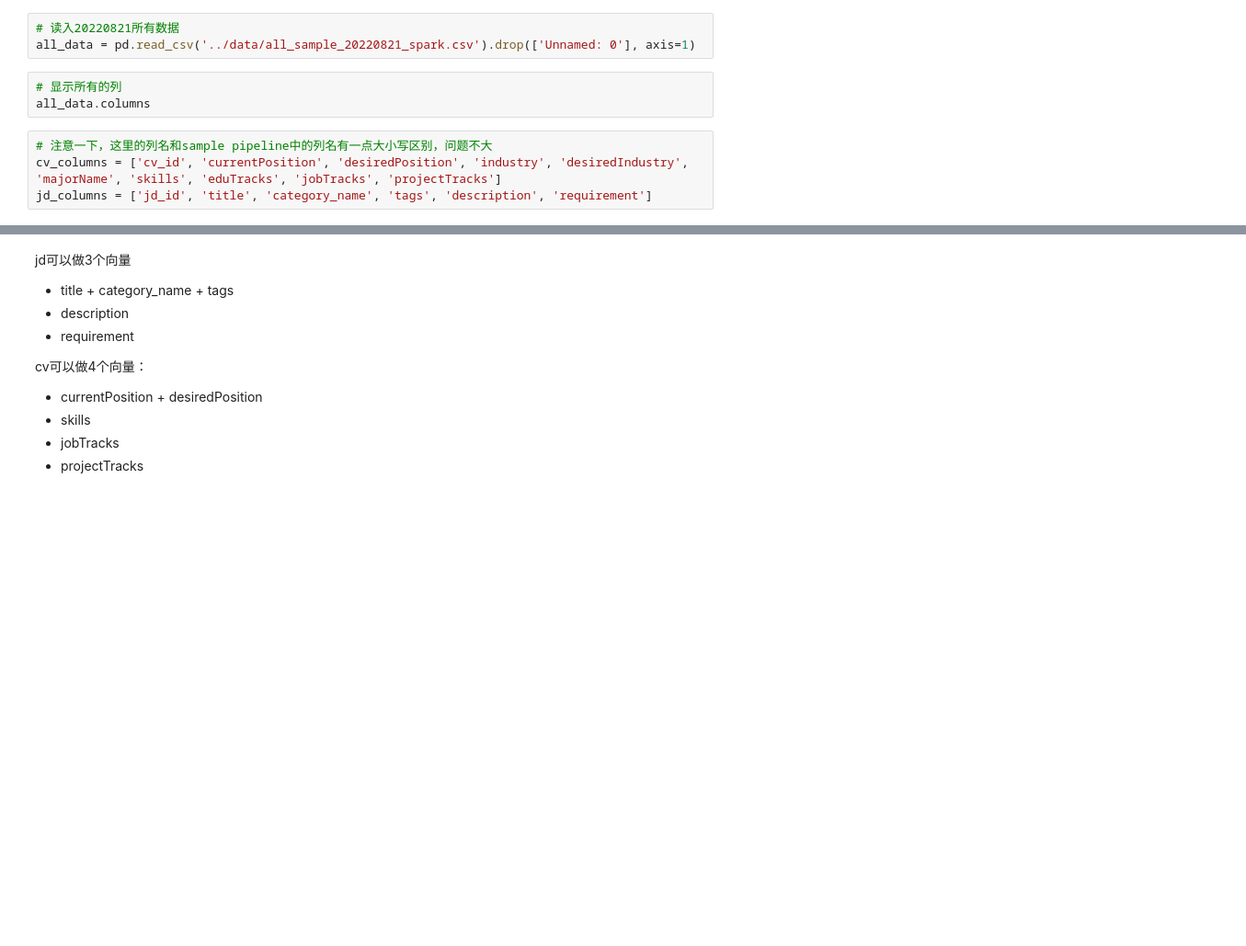
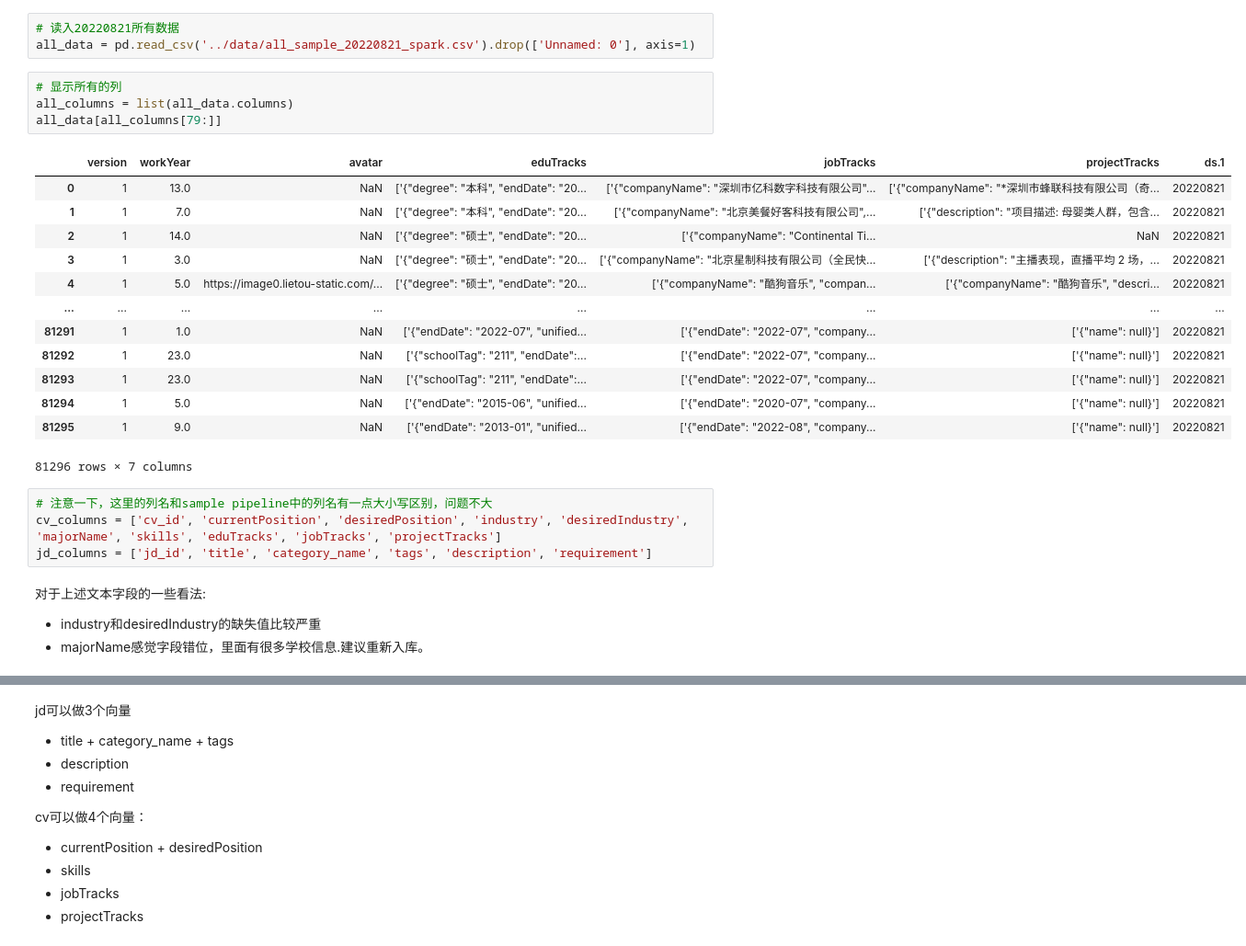
Before and after one commit to slowisfast2030/golden_data, a Jupyter notebook: thu_text.ipynb, the cells around one changed output, grey strips where cells are left out. Shown at 92% size. Drawn from its saved outputs; the diff is of its cells as text; blank space fills up the shorter version.

```diff
--- a/thu_text.ipynb
+++ b/thu_text.ipynb
@@ -12,11 +12,30 @@ from sklearn.decomposition import PCA
 all_data = pd.read_csv('../data/all_sample_20220821_spark.csv').drop(['Unnamed: 0'], axis=1)
 # %%
 # 显示所有的列
-all_data.columns
+all_columns = list(all_data.columns)
+all_data[all_columns[79:]]
+# %% [output]
+|  | version | workYear | avatar | eduTracks | jobTracks | projectTracks | ds.1 |
+| 0 | 1 | 13.0 | NaN | ['{"degree": "本科", "endDate": "20... | ['{"companyName": "深圳市亿科数字科技有限公司"... | ['{"companyName": "*深圳市蜂联科技有限公司（奇... | 20220821 |
+| 1 | 1 | 7.0 | NaN | ['{"degree": "本科", "endDate": "20... | ['{"companyName": "北京美餐好客科技有限公司",... | ['{"description": "项目描述: 母婴类人群，包含... | 20220821 |
+| 2 | 1 | 14.0 | NaN | ['{"degree": "硕士", "endDate": "20... | ['{"companyName": "Continental Ti... | NaN | 20220821 |
+| 3 | 1 | 3.0 | NaN | ['{"degree": "硕士", "endDate": "20... | ['{"companyName": "北京星制科技有限公司（全民快... | ['{"description": "主播表现，直播平均 2 场，... | 20220821 |
+| 4 | 1 | 5.0 | https://image0.lietou-static.com/... | ['{"degree": "硕士", "endDate": "20... | ['{"companyName": "酷狗音乐", "compan... | ['{"companyName": "酷狗音乐", "descri... | 20220821 |
+| ... | ... | ... | ... | ... | ... | ... | ... |
+| 81291 | 1 | 1.0 | NaN | ['{"endDate": "2022-07", "unified... | ['{"endDate": "2022-07", "company... | ['{"name": null}'] | 20220821 |
+| 81292 | 1 | 23.0 | NaN | ['{"schoolTag": "211", "endDate":... | ['{"endDate": "2022-07", "company... | ['{"name": null}'] | 20220821 |
+| 81293 | 1 | 23.0 | NaN | ['{"schoolTag": "211", "endDate":... | ['{"endDate": "2022-07", "company... | ['{"name": null}'] | 20220821 |
+| 81294 | 1 | 5.0 | NaN | ['{"endDate": "2015-06", "unified... | ['{"endDate": "2020-07", "company... | ['{"name": null}'] | 20220821 |
+| 81295 | 1 | 9.0 | NaN | ['{"endDate": "2013-01", "unified... | ['{"endDate": "2022-08", "company... | ['{"name": null}'] | 20220821 |
+81296 rows × 7 columns
 # %%
 # 注意一下，这里的列名和sample pipeline中的列名有一点大小写区别，问题不大
 cv_columns = ['cv_id', 'currentPosition', 'desiredPosition', 'industry', 'desiredIndustry', 'majorName', 'skills', 'eduTracks', 'jobTracks', 'projectTracks']
 jd_columns = ['jd_id', 'title', 'category_name', 'tags', 'description', 'requirement']
+# %% [markdown]
+对于上述文本字段的一些看法:
+* industry和desiredIndustry的缺失值比较严重
+* majorName感觉字段错位，里面有很多学校信息.建议重新入库。
 # %%
 jd_data = all_data[jd_columns]
 jd_data
```
Also changed, not shown: parts of 4 cells of this notebook, 2 other files.
